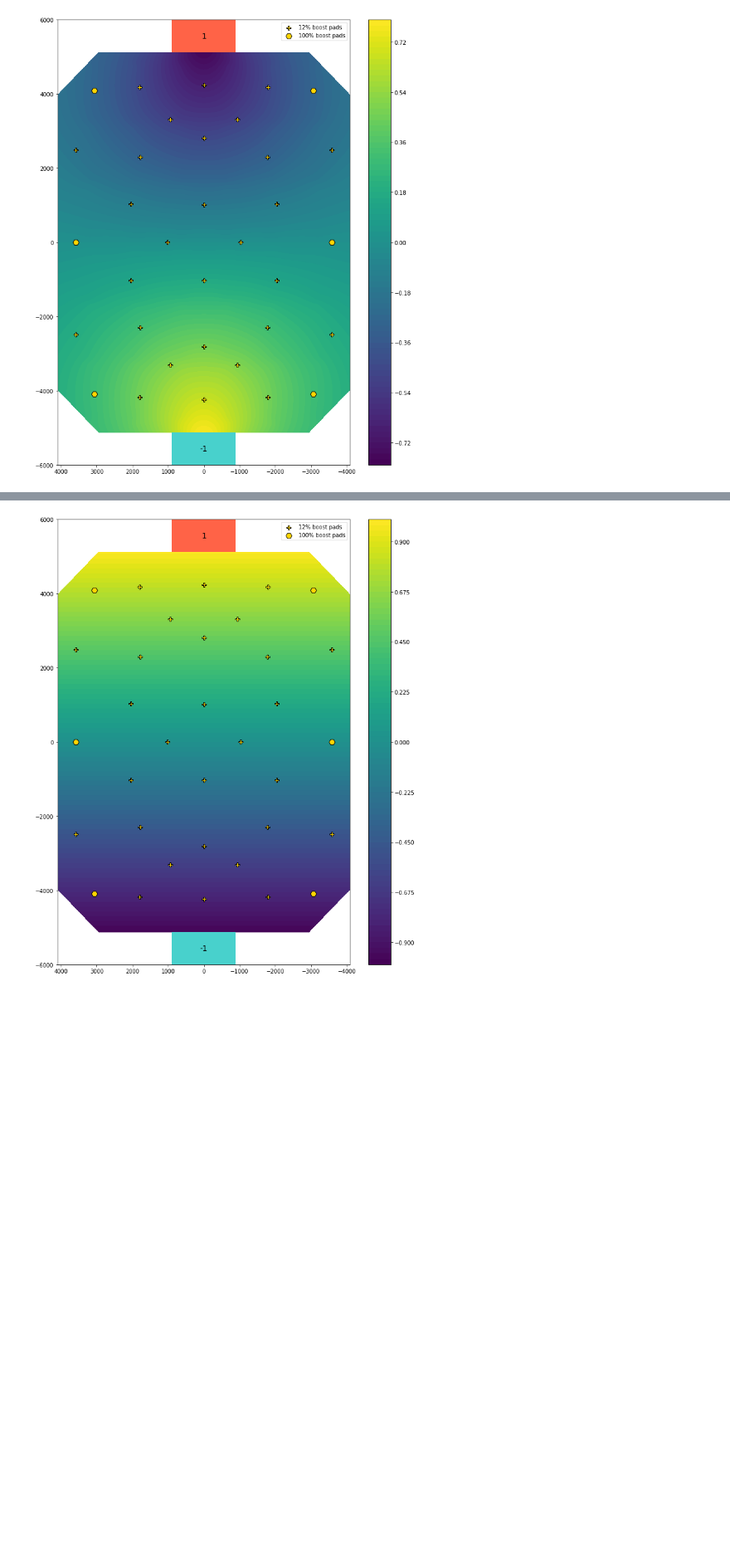
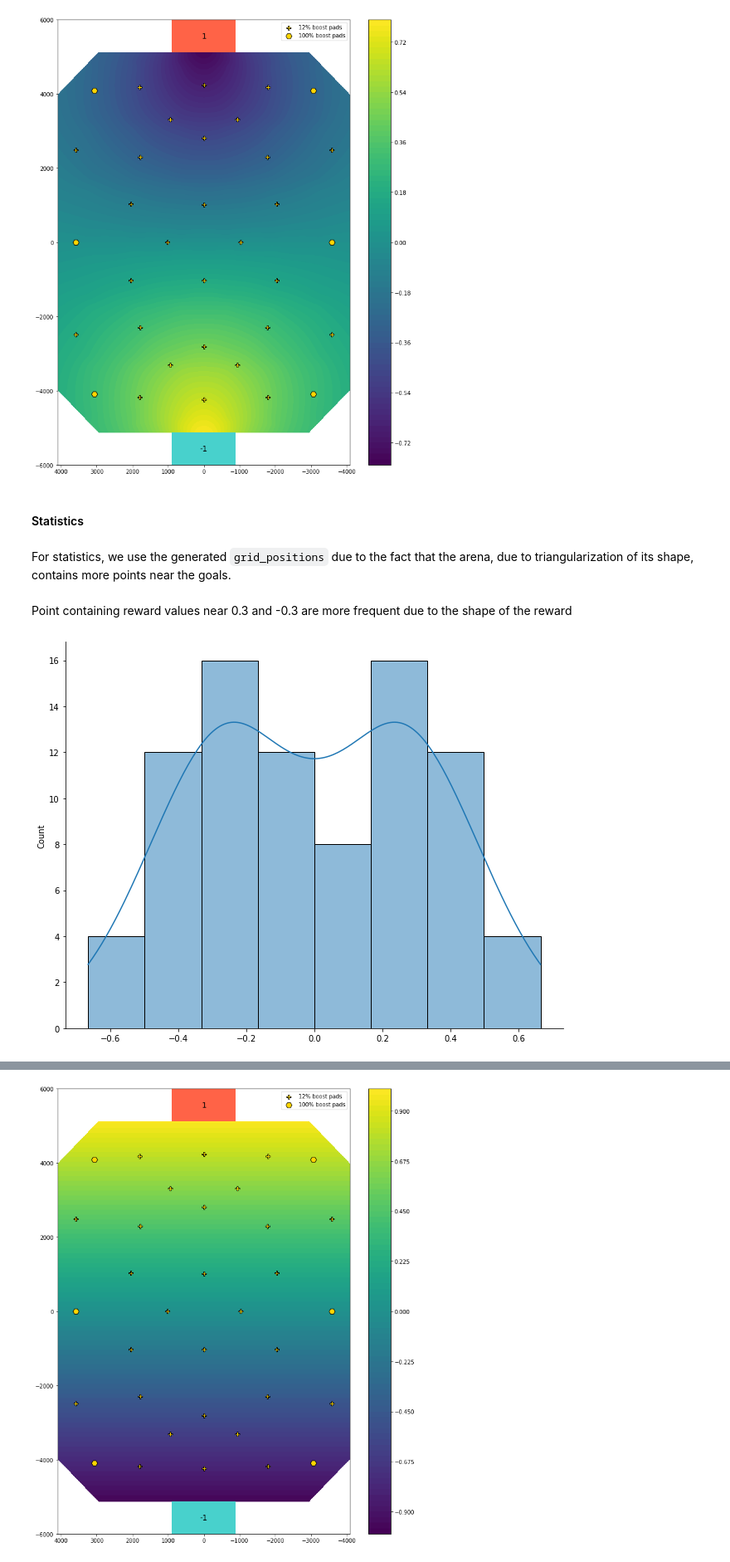
Before and after one commit to Enkhai/lucy-utils, a Jupyter notebook: examples/17_reward_statistics.ipynb, the cells around one changed output, grey strips where cells are left out. Shown at 83% size. Saved outputs shown, nothing was run; the diff lists cells and outputs as text; code cells hidden in the pictures; blank space fills up the shorter version.

```diff
--- a/examples/17_reward_statistics.ipynb
+++ b/examples/17_reward_statistics.ipynb
@@ -30,7 +102,7 @@ Those dummy values can be replaced in the future by values detected from replay
 # %% [markdown]
 ### Grid-like arena positions
 # %%
-ball_positions = generate.grid_positions()
+grid_positions = generate.grid_positions()
 # %% [markdown]
 Positions that go beyond the arena corners are clipped
 # %%
@@ -146,3 +226,16 @@ align_ball_zs = np.array([common.align_ball(arena_positions, ball_position, 0.5,
 plotting.arena_contour(align_ball_zs)
 # %% [output]
 [figure]
+# %% [markdown]
+#### Statistics
+# %% [markdown]
+For statistics, we use the generated `grid_positions` due to the fact that the arena, due to triangularization of its shape, contains more points near the goals.
+# %% [markdown]
+Point containing reward values near 0.3 and -0.3 are more frequent due to the shape of the reward
+# %%
+align_ball_vals = np.array([common.align_ball(grid_positions, ball_position, 0.5, 0.5)
+                            for ball_position in grid_positions]).mean(0)
+# %%
+sns.displot(align_ball_vals, kde=True, height=7, aspect=1.3);
+# %% [output]
+[figure, added]
```
Also changed, not shown: parts of 128 cells of this notebook, 2 other files.
